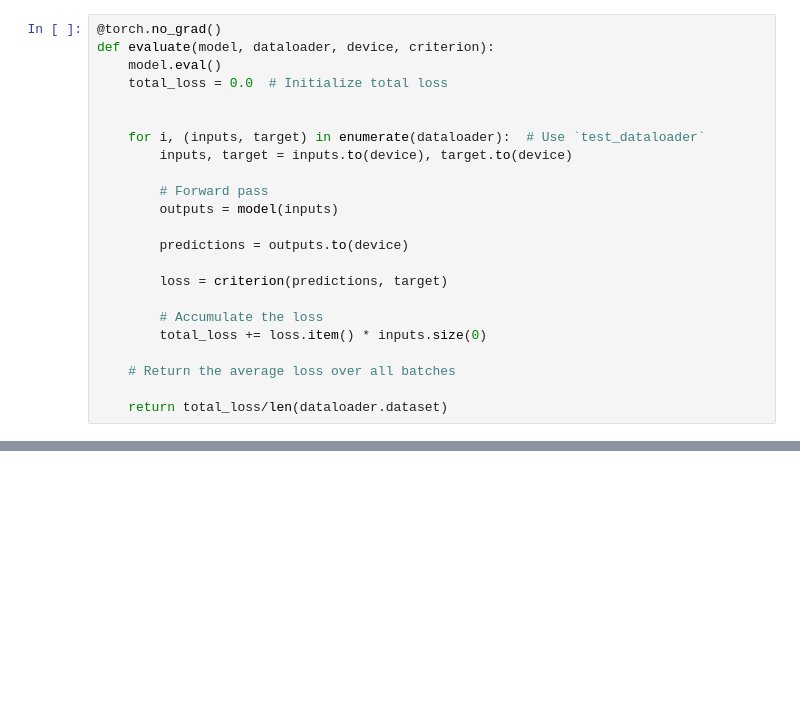
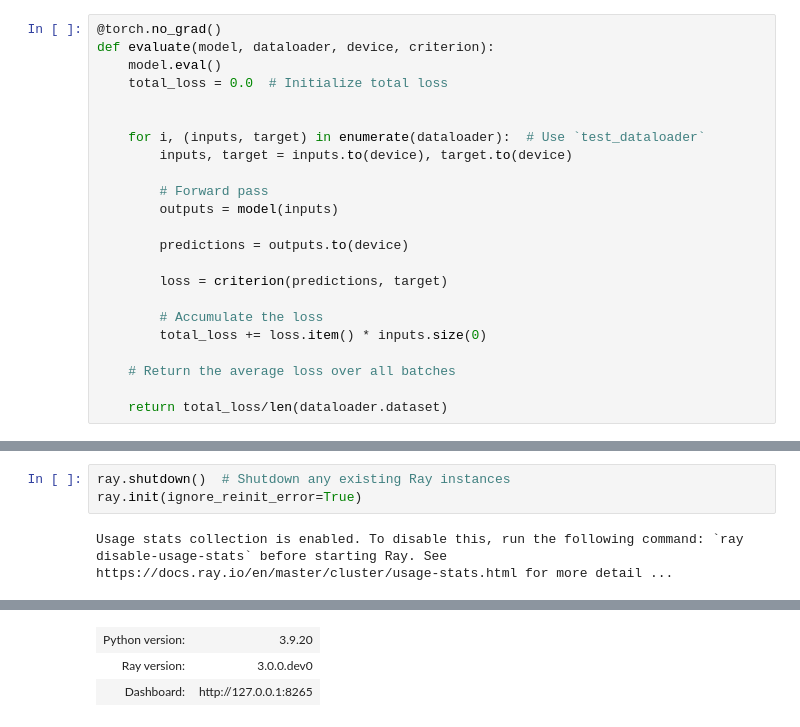
Before and after one commit to ladycelestia/thesis, a Jupyter notebook: test3.ipynb, the cells around one changed output, grey strips where cells are left out. Drawn from its saved outputs; the diff is of its cells as text; blank space fills up the shorter version.

```diff
--- a/test3.ipynb
+++ b/test3.ipynb
@@ -316,0 +368,5 @@ def evaluate(model, dataloader, device, criterion):
+# %%
+ray.shutdown()  # Shutdown any existing Ray instances
+ray.init(ignore_reinit_error=True)
+# %% [output]
+Usage stats collection is enabled. To disable this, run the following command: `ray disable-usage-stats` before starting Ray. See https://docs.ray.io/en/master/cluster/usage-stats.html for more detail ...
@@ -316,0 +374,3 @@ def evaluate(model, dataloader, device, criterion):
+| Python version: | 3.9.20 |
+| Ray version: | 3.0.0.dev0 |
+| Dashboard: | http://127.0.0.1:8265 |
```
Also changed, not shown: parts of 14 cells of this notebook.
